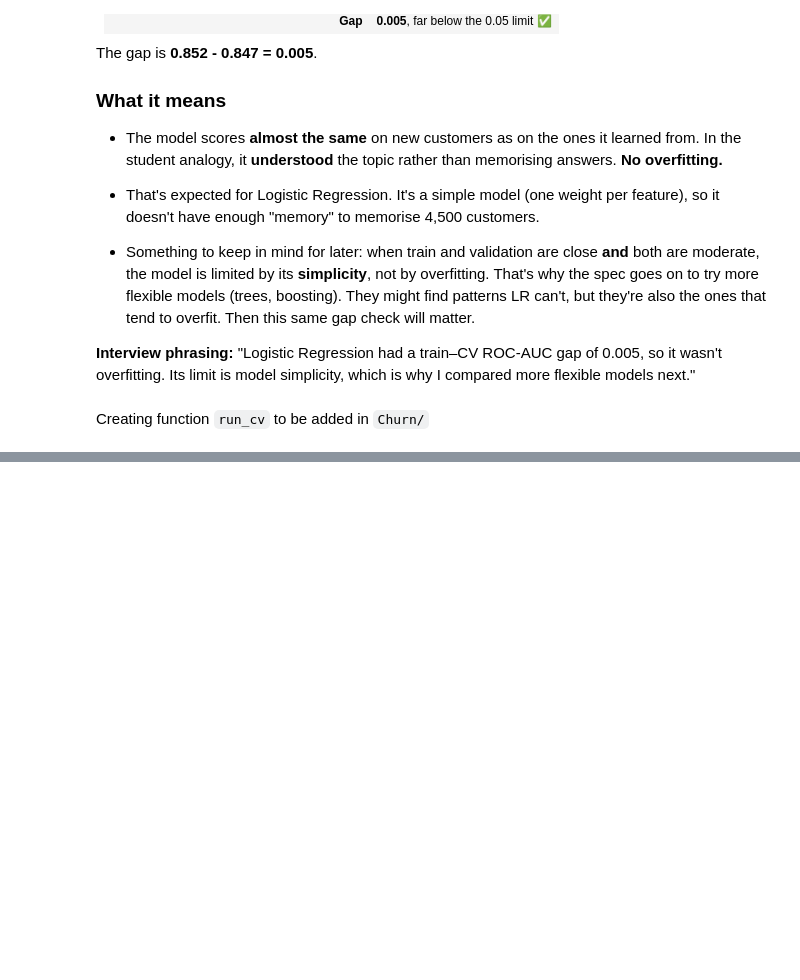
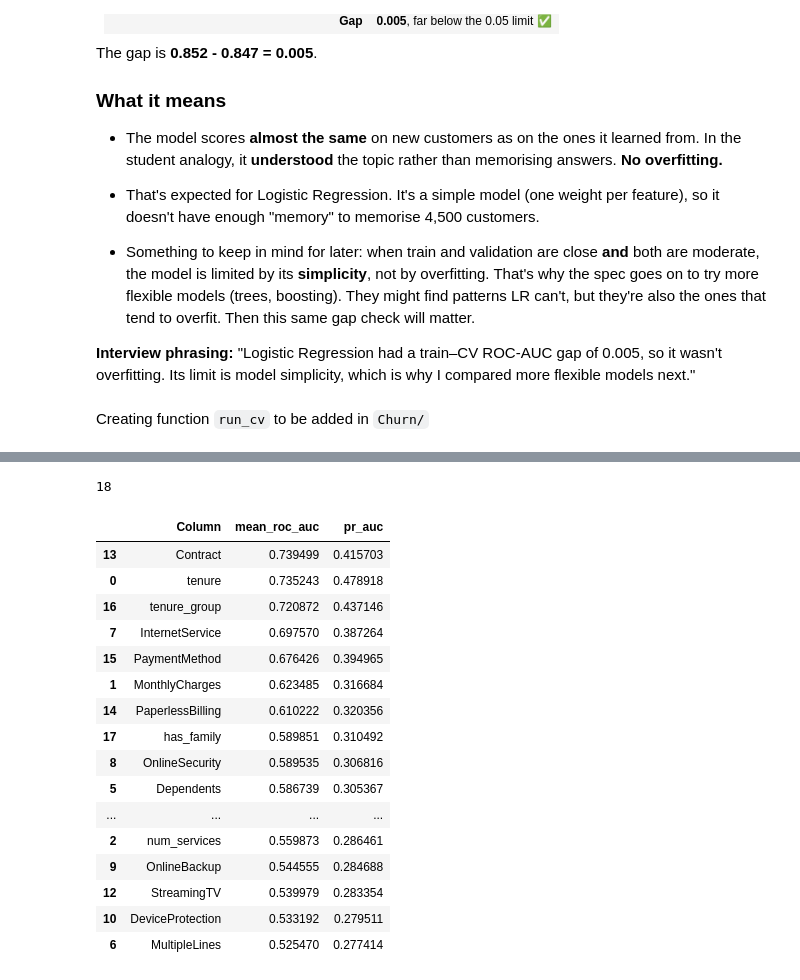
Before and after one commit to jeswingeorge/Telco-Customer-Churn-Kaggle, a Jupyter notebook: notebooks/4_baseline_models.ipynb, the cells around one changed output, grey strips where cells are left out. Drawn from its saved outputs; the diff is of its cells as text; code cells hidden in the pictures; blank space fills up the shorter version.

Commit message:
Completed Data Leakage check

```diff
--- a/notebooks/4_baseline_models.ipynb
+++ b/notebooks/4_baseline_models.ipynb
@@ -366,0 +459,35 @@ run_cv(pipe_lr, "Logistic Regression")
+# %%
+len(config.NUM_COLS + config.CAT_COLS)
+# %% [output]
+18
+# %%
+rows = []
+for col in config.NUM_COLS + config.CAT_COLS:
+    if col in config.NUM_COLS:
+        pipe = build_pipeline(LogisticRegression(max_iter=1000), model_type="lr", num_cols=[col], cat_cols=[])
+    else:
+        pipe = build_pipeline(LogisticRegression(max_iter=1000), model_type="lr", num_cols=[], cat_cols=[col])
+
+    cv = run_cv(pipe, "Logistic Regression")
+    rows.append({"Column": col, "mean_roc_auc": cv["roc_auc"], "pr_auc": cv["pr_auc"]})
+
+auc_scan = pd.DataFrame(rows).sort_values(by="mean_roc_auc", ascending=False)
+auc_scan
+# %% [output]
+|  | Column | mean_roc_auc | pr_auc |
+| 13 | Contract | 0.739499 | 0.415703 |
+| 0 | tenure | 0.735243 | 0.478918 |
+| 16 | tenure_group | 0.720872 | 0.437146 |
+| 7 | InternetService | 0.697570 | 0.387264 |
+| 15 | PaymentMethod | 0.676426 | 0.394965 |
+| 1 | MonthlyCharges | 0.623485 | 0.316684 |
+| 14 | PaperlessBilling | 0.610222 | 0.320356 |
+| 17 | has_family | 0.589851 | 0.310492 |
+| 8 | OnlineSecurity | 0.589535 | 0.306816 |
+| 5 | Dependents | 0.586739 | 0.305367 |
+| ... | ... | ... | ... |
+| 2 | num_services | 0.559873 | 0.286461 |
+| 9 | OnlineBackup | 0.544555 | 0.284688 |
+| 12 | StreamingTV | 0.539979 | 0.283354 |
+| 10 | DeviceProtection | 0.533192 | 0.279511 |
+| 6 | MultipleLines | 0.525470 | 0.277414 |
```
Also changed, not shown: parts of 16 cells of this notebook, 4 other files.
